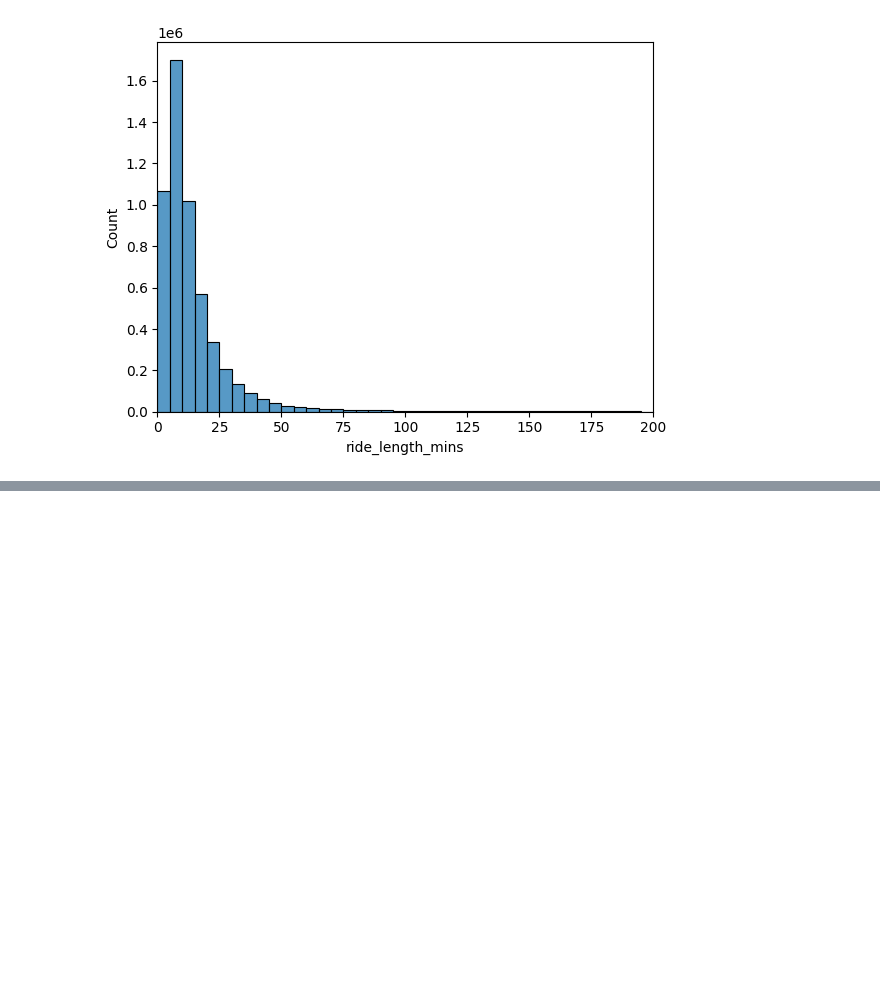
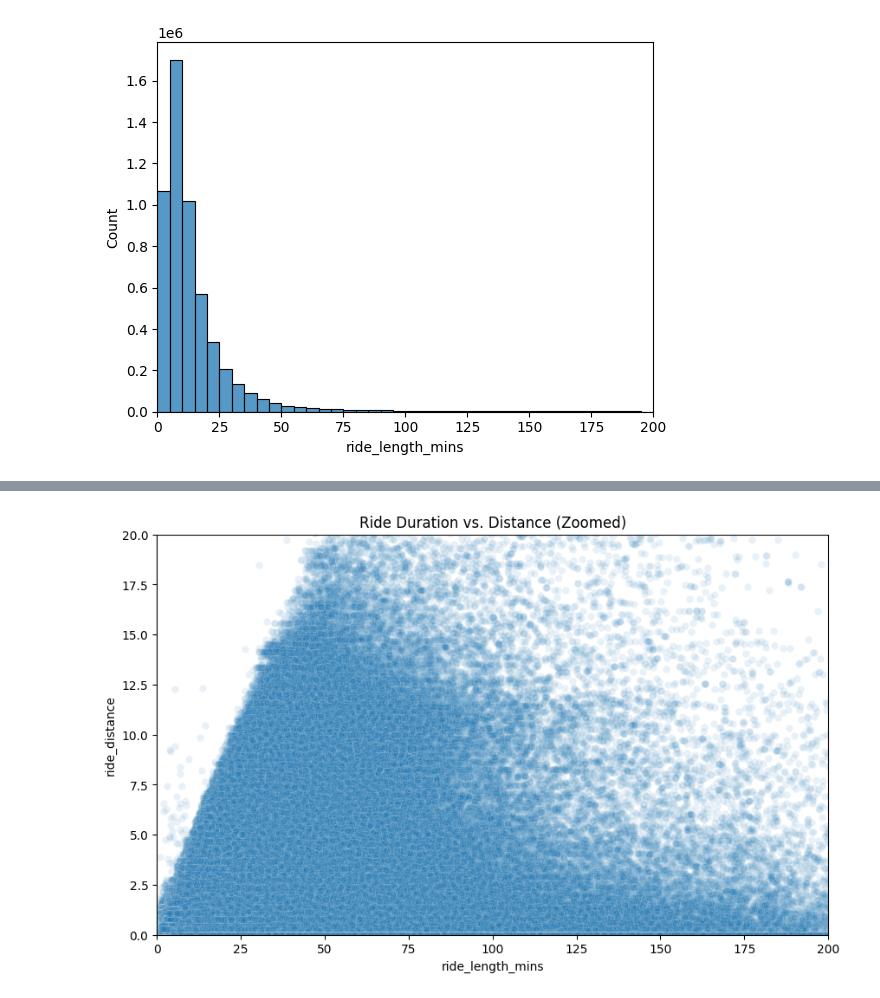
Before and after one commit to premsundar28/Cyclistic, a Jupyter notebook: master.ipynb, the cells around one changed output, grey strips where cells are left out. Drawn from its saved outputs; the diff is of its cells as text; code cells hidden in the pictures; blank space fills up the shorter version.

```diff
--- a/master.ipynb
+++ b/master.ipynb
@@ -337,3 +337,21 @@ plt.xlim(0, 200)
 plt.show()
 # %% [output]
 [figure]
+# %%
+
+# Assume 'df' is your pre-cleaned DataFrame
+print(f"Original number of rows: {len(master_cleaned)}")
+
+# Apply the duration filter
+master_cleaned_filtered = master_cleaned[(master_cleaned['ride_length_mins'] >= 1) & (master_cleaned['ride_length_mins'] <= 1440)]
+
+print(f"Number of rows after filtering: {len(master_cleaned_filtered)}")
+print(f"Rows removed: {len(master_cleaned) - len(master_cleaned_filtered)}")
+
+# --- Verification ---
+# Compare statistics before and after
+print("\n--- Ride Length Stats (Before) ---")
+print(master_cleaned['ride_length_mins'].describe())
+
+print("\n--- Ride Length Stats (After) ---")
+print(master_cleaned_filtered['ride_length_mins'].describe())
@@ -339,0 +388,15 @@ plt.show()
+# %%
+#interpretation
+plt.figure(figsize=(10, 6))
+sns.scatterplot(data=master_cleaned_filtered,
+                x='ride_length_mins',
+                y='ride_distance',
+                alpha=0.1) # Transparency helps see density
+
+# Focus on the majority of data based on your summary stats
+plt.xlim(0, 200)
+plt.ylim(0, 20)
+plt.title('Ride Duration vs. Distance (Zoomed)')
+plt.show()
+# %% [output]
+[figure, added]
```
Also changed, not shown: parts of 5 cells of this notebook, 3 other files.
